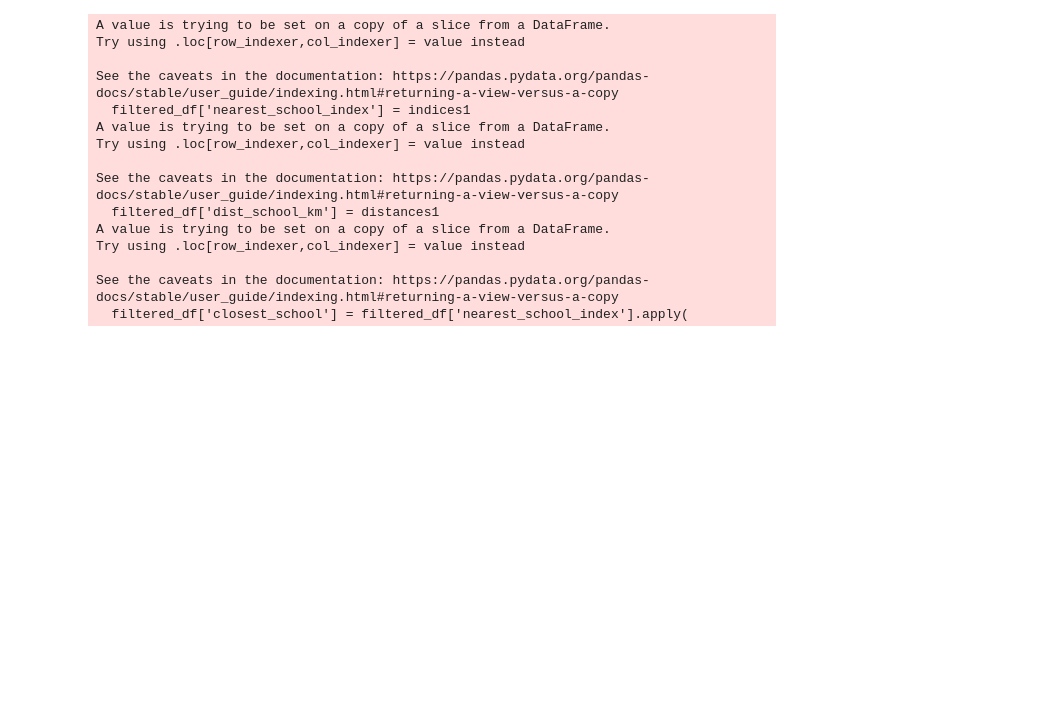
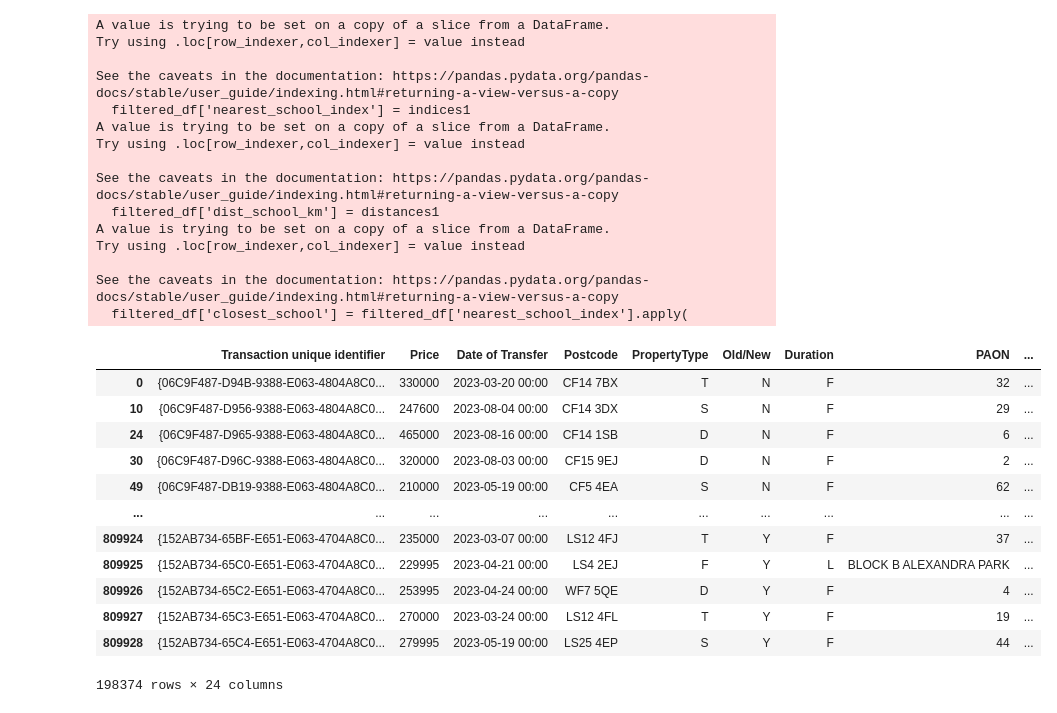
Before and after one commit to yatishchandrasai/House-prediction-with-HM-Registry-Data, a Jupyter notebook: Code.ipynb, the cells around one changed output. Saved outputs shown, nothing was run; the diff lists cells and outputs as text; code cells hidden in the pictures; blank space fills up the shorter version.

```diff
--- a/Code.ipynb
+++ b/Code.ipynb
@@ -279,7 +319,7 @@ distances, indices = tree.query(prop_coords, k=1)
 
 # Attach results
 filtered_df['nearest_station_index'] = indices
-filtered_df['dist_chord_km'] = distances
+filtered_df['nearest_station_km'] = distances
 filtered_df['closest_station'] = filtered_df['nearest_station_index'].apply(
     lambda i: Stops.iloc[i]['CommonName'] if i >= 0 else None
 )
@@ -339,3 +379,19 @@ See the caveats in the documentation: https://pandas.pydata.org/pandas-docs/stab
 # %%
 filtered_df.head()
 filtered_df.to_csv("/content/drive/MyDrive/data science project/final registry data.csv")
+# %%
+filtered_df
+# %% [output]
+|  | Transaction unique identifier | Price | Date of Transfer | Postcode | PropertyType | Old/New | Duration | PAON | ... |
+| 0 | {06C9F487-D94B-9388-E063-4804A8C0... | 330000 | 2023-03-20 00:00 | CF14 7BX | T | N | F | 32 | ... |
+| 10 | {06C9F487-D956-9388-E063-4804A8C0... | 247600 | 2023-08-04 00:00 | CF14 3DX | S | N | F | 29 | ... |
+| 24 | {06C9F487-D965-9388-E063-4804A8C0... | 465000 | 2023-08-16 00:00 | CF14 1SB | D | N | F | 6 | ... |
+| 30 | {06C9F487-D96C-9388-E063-4804A8C0... | 320000 | 2023-08-03 00:00 | CF15 9EJ | D | N | F | 2 | ... |
+| 49 | {06C9F487-DB19-9388-E063-4804A8C0... | 210000 | 2023-05-19 00:00 | CF5 4EA | S | N | F | 62 | ... |
+| ... | ... | ... | ... | ... | ... | ... | ... | ... | ... |
+| 809924 | {152AB734-65BF-E651-E063-4704A8C0... | 235000 | 2023-03-07 00:00 | LS12 4FJ | T | Y | F | 37 | ... |
+| 809925 | {152AB734-65C0-E651-E063-4704A8C0... | 229995 | 2023-04-21 00:00 | LS4 2EJ | F | Y | L | BLOCK B ALEXANDRA PARK | ... |
+| 809926 | {152AB734-65C2-E651-E063-4704A8C0... | 253995 | 2023-04-24 00:00 | WF7 5QE | D | Y | F | 4 | ... |
+| 809927 | {152AB734-65C3-E651-E063-4704A8C0... | 270000 | 2023-03-24 00:00 | LS12 4FL | T | Y | F | 19 | ... |
+| 809928 | {152AB734-65C4-E651-E063-4704A8C0... | 279995 | 2023-05-19 00:00 | LS25 4EP | S | Y | F | 44 | ... |
+198374 rows × 24 columns
```
Also changed, not shown: parts of 18 cells of this notebook.
